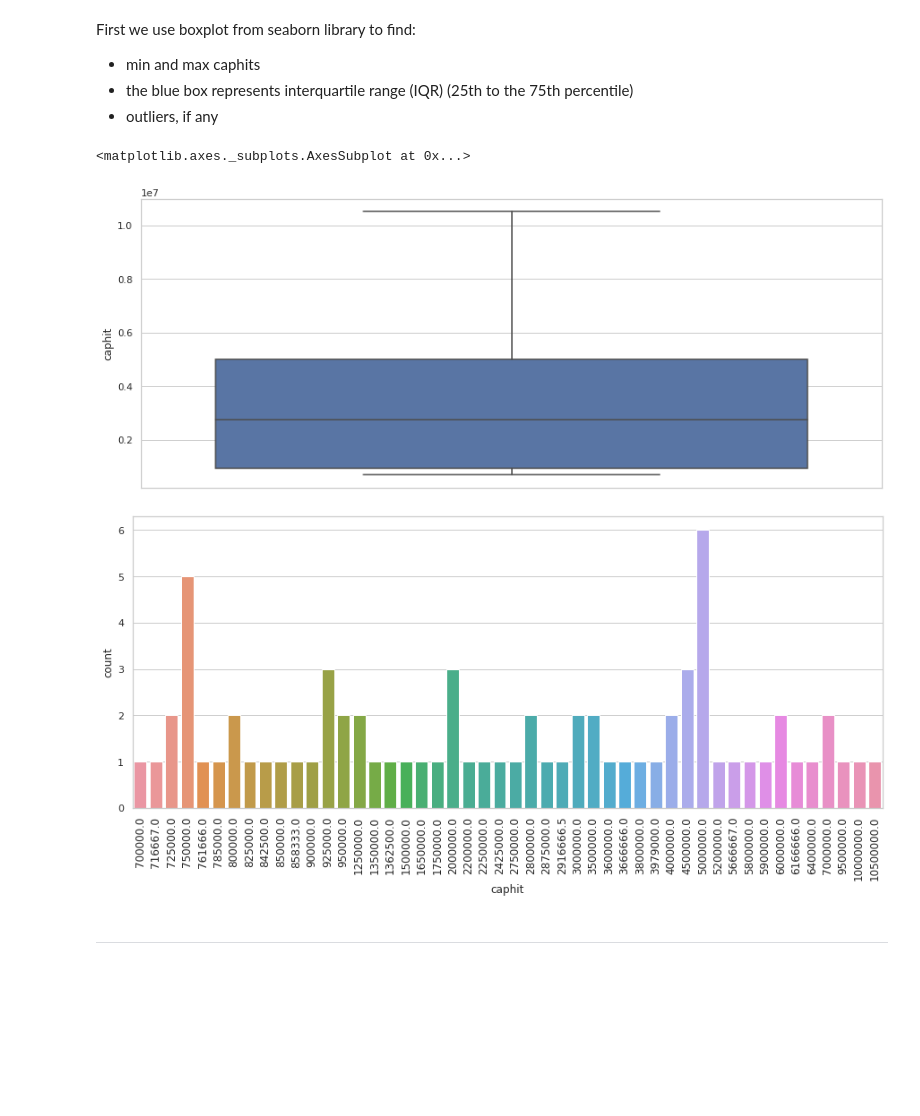
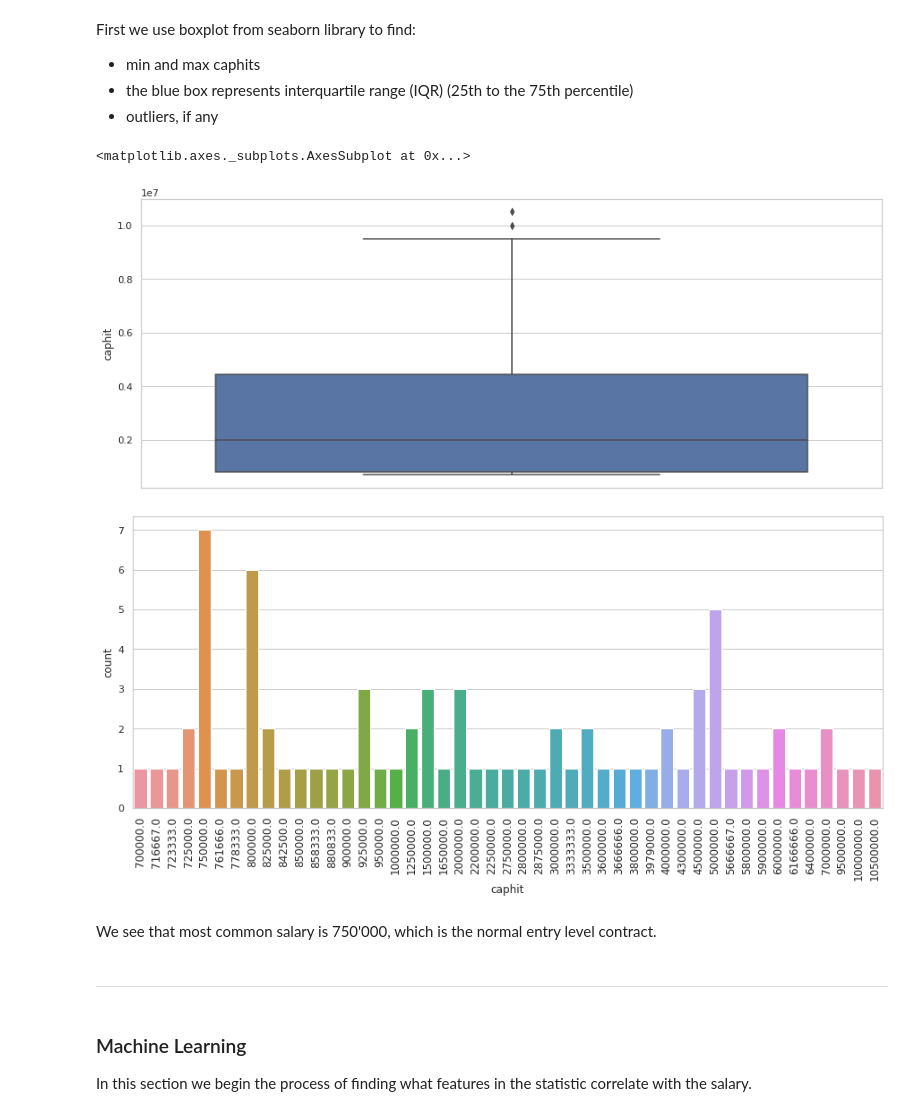
Before and after one commit to holezekki99/JODA2022, a Jupyter notebook: Goalie_salary_prediction.ipynb, the cells around one changed output. Cells and saved outputs as stored; diff of their text form; code cells hidden in the pictures; blank space fills up the shorter version.

```diff
--- a/Goalie_salary_prediction.ipynb
+++ b/Goalie_salary_prediction.ipynb
@@ -153,3 +180,5 @@ The datatypes in the statististics dataframe are ok. The dataset is good quality
+# %%
+stat_df.drop(['penalityMinutes', 'penalties'], axis=1, inplace=True)
 # %% [markdown]
 The next step is to load salary.csv into sal_df:
 # %%
@@ -274,4 +303,0 @@ merged_df.shape
-# %%
-df = merged_df
-df = df[df.groupby('name')['games_played'].transform('sum') > 25]
-df.info()
@@ -367,7 +435,7 @@ df.tail()
 # %% [markdown]
 Start visually describe the salarydata. In order to understand the current situation in salaries, let's look only season 21-22.
 # %%
-df21 = df
-df21 = df21[df21.season == 2021]
+df21 = df[df.season == 2021]
+df21 = df21.sort_values(by=['name', 'season'], ignore_index=True)
 df21.shape
 # %% [output]
@@ -389,13 +457,21 @@ sns.set_style("whitegrid")
 sns.boxplot(data = df21, y = 'caphit')
 # %% [output]
 <matplotlib.axes._subplots.AxesSubplot at 0x...>
-[figure, old version]
+[figure, new version]
 # %%
+# For this visualisation, sort data by salary:
+df21 = df21.sort_values(by=['caphit'], ignore_index=True)
 sns.countplot(x = 'caphit', data = df21)
 plt.rcParams["figure.figsize"] = (15,6)
 plt.xticks(rotation=90, fontsize=12)
 plt.show()
 # %% [output]
-[figure, old version]
+[figure, new version]
+# %% [markdown]
+We see that most common salary is 750'000, which is the normal entry level contract.
 # %% [markdown]
 -----
+# %% [markdown]
+### Machine Learning
+
+In this section we begin the process of finding what features in the statistic correlate with the salary.
```
Also changed, not shown: parts of 37 cells of this notebook.
